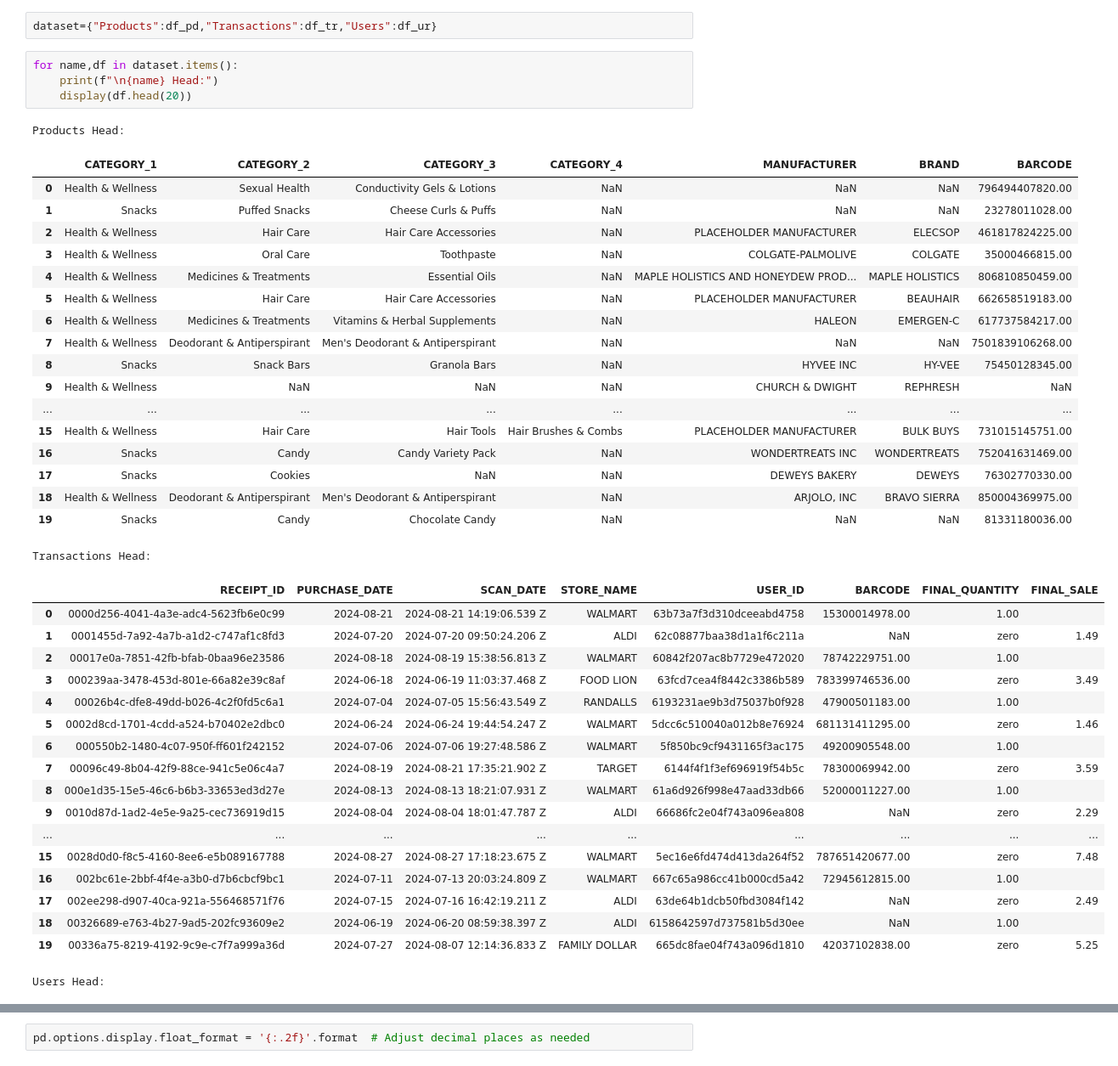
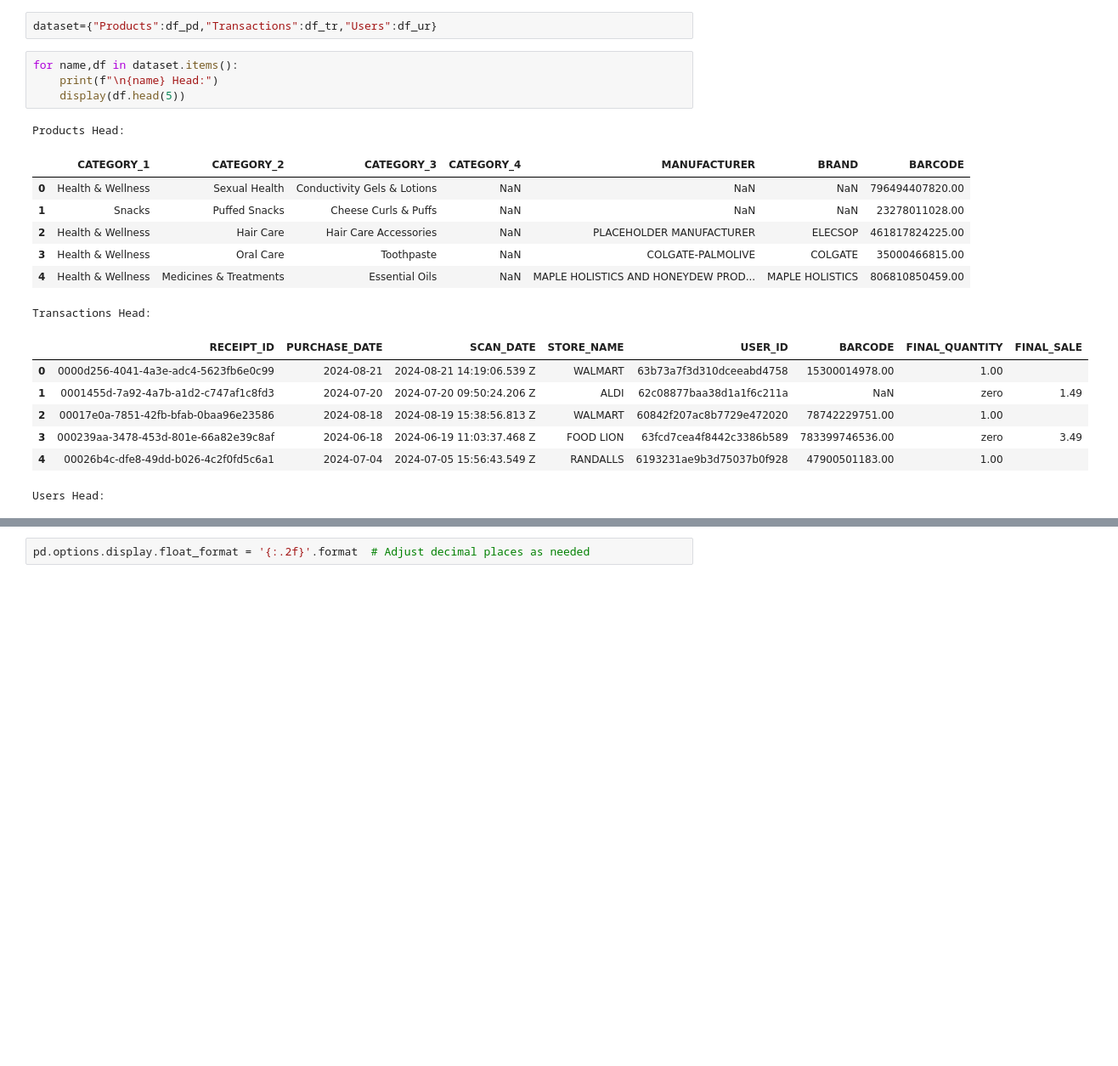
Before and after one commit to zeafang/Fetch, a Jupyter notebook: Ziyi's Fetch analysis final.ipynb, the cells around one changed output, grey strips where cells are left out. Shown: that part at 85% size. Drawn from its saved outputs; the diff is of its cells as text; blank space fills up the shorter version.

```diff
--- a/Ziyi's Fetch analysis final.ipynb
+++ b/Ziyi's Fetch analysis final.ipynb
@@ -31,44 +31,22 @@ dataset={"Products":df_pd,"Transactions":df_tr,"Users":df_ur}
 # %%
 for name,df in dataset.items():
     print(f"\n{name} Head:")
-    display(df.head(20))
+    display(df.head(5))
 # %% [output]
 Products Head:
 |  | CATEGORY_1 | CATEGORY_2 | CATEGORY_3 | CATEGORY_4 | MANUFACTURER | BRAND | BARCODE |
 | 0 | Health & Wellness | Sexual Health | Conductivity Gels & Lotions | NaN | NaN | NaN | 796494407820.00 |
 | 1 | Snacks | Puffed Snacks | Cheese Curls & Puffs | NaN | NaN | NaN | 23278011028.00 |
 | 2 | Health & Wellness | Hair Care | Hair Care Accessories | NaN | PLACEHOLDER MANUFACTURER | ELECSOP | 461817824225.00 |
 | 3 | Health & Wellness | Oral Care | Toothpaste | NaN | COLGATE-PALMOLIVE | COLGATE | 35000466815.00 |
 | 4 | Health & Wellness | Medicines & Treatments | Essential Oils | NaN | MAPLE HOLISTICS AND HONEYDEW PROD... | MAPLE HOLISTICS | 806810850459.00 |
-| 5 | Health & Wellness | Hair Care | Hair Care Accessories | NaN | PLACEHOLDER MANUFACTURER | BEAUHAIR | 662658519183.00 |
-| 6 | Health & Wellness | Medicines & Treatments | Vitamins & Herbal Supplements | NaN | HALEON | EMERGEN-C | 617737584217.00 |
-| 7 | Health & Wellness | Deodorant & Antiperspirant | Men's Deodorant & Antiperspirant | NaN | NaN | NaN | 7501839106268.00 |
-| 8 | Snacks | Snack Bars | Granola Bars | NaN | HYVEE INC | HY-VEE | 75450128345.00 |
-| 9 | Health & Wellness | NaN | NaN | NaN | CHURCH & DWIGHT | REPHRESH | NaN |
-| ... | ... | ... | ... | ... | ... | ... | ... |
-| 15 | Health & Wellness | Hair Care | Hair Tools | Hair Brushes & Combs | PLACEHOLDER MANUFACTURER | BULK BUYS | 731015145751.00 |
-| 16 | Snacks | Candy | Candy Variety Pack | NaN | WONDERTREATS INC | WONDERTREATS | 752041631469.00 |
-| 17 | Snacks | Cookies | NaN | NaN | DEWEYS BAKERY | DEWEYS | 76302770330.00 |
-| 18 | Health & Wellness | Deodorant & Antiperspirant | Men's Deodorant & Antiperspirant | NaN | ARJOLO, INC | BRAVO SIERRA | 850004369975.00 |
-| 19 | Snacks | Candy | Chocolate Candy | NaN | NaN | NaN | 81331180036.00 |
 Transactions Head:
 |  | RECEIPT_ID | PURCHASE_DATE | SCAN_DATE | STORE_NAME | USER_ID | BARCODE | FINAL_QUANTITY | FINAL_SALE |
 | 0 | 0000d256-4041-4a3e-adc4-5623fb6e0c99 | 2024-08-21 | 2024-08-21 14:19:06.539 Z | WALMART | 63b73a7f3d310dceeabd4758 | 15300014978.00 | 1.00 |  |
 | 1 | 0001455d-7a92-4a7b-a1d2-c747af1c8fd3 | 2024-07-20 | 2024-07-20 09:50:24.206 Z | ALDI | 62c08877baa38d1a1f6c211a | NaN | zero | 1.49 |
 | 2 | 00017e0a-7851-42fb-bfab-0baa96e23586 | 2024-08-18 | 2024-08-19 15:38:56.813 Z | WALMART | 60842f207ac8b7729e472020 | 78742229751.00 | 1.00 |  |
 | 3 | 000239aa-3478-453d-801e-66a82e39c8af | 2024-06-18 | 2024-06-19 11:03:37.468 Z | FOOD LION | 63fcd7cea4f8442c3386b589 | 783399746536.00 | zero | 3.49 |
 | 4 | 00026b4c-dfe8-49dd-b026-4c2f0fd5c6a1 | 2024-07-04 | 2024-07-05 15:56:43.549 Z | RANDALLS | 6193231ae9b3d75037b0f928 | 47900501183.00 | 1.00 |  |
-| 5 | 0002d8cd-1701-4cdd-a524-b70402e2dbc0 | 2024-06-24 | 2024-06-24 19:44:54.247 Z | WALMART | 5dcc6c510040a012b8e76924 | 681131411295.00 | zero | 1.46 |
-| 6 | 000550b2-1480-4c07-950f-ff601f242152 | 2024-07-06 | 2024-07-06 19:27:48.586 Z | WALMART | 5f850bc9cf9431165f3ac175 | 49200905548.00 | 1.00 |  |
-| 7 | 00096c49-8b04-42f9-88ce-941c5e06c4a7 | 2024-08-19 | 2024-08-21 17:35:21.902 Z | TARGET | 6144f4f1f3ef696919f54b5c | 78300069942.00 | zero | 3.59 |
-| 8 | 000e1d35-15e5-46c6-b6b3-33653ed3d27e | 2024-08-13 | 2024-08-13 18:21:07.931 Z | WALMART | 61a6d926f998e47aad33db66 | 52000011227.00 | 1.00 |  |
-| 9 | 0010d87d-1ad2-4e5e-9a25-cec736919d15 | 2024-08-04 | 2024-08-04 18:01:47.787 Z | ALDI | 66686fc2e04f743a096ea808 | NaN | zero | 2.29 |
-| ... | ... | ... | ... | ... | ... | ... | ... | ... |
-| 15 | 0028d0d0-f8c5-4160-8ee6-e5b089167788 | 2024-08-27 | 2024-08-27 17:18:23.675 Z | WALMART | 5ec16e6fd474d413da264f52 | 787651420677.00 | zero | 7.48 |
-| 16 | 002bc61e-2bbf-4f4e-a3b0-d7b6cbcf9bc1 | 2024-07-11 | 2024-07-13 20:03:24.809 Z | WALMART | 667c65a986cc41b000cd5a42 | 72945612815.00 | 1.00 |  |
-| 17 | 002ee298-d907-40ca-921a-556468571f76 | 2024-07-15 | 2024-07-16 16:42:19.211 Z | ALDI | 63de64b1dcb50fbd3084f142 | NaN | zero | 2.49 |
-| 18 | 00326689-e763-4b27-9ad5-202fc93609e2 | 2024-06-19 | 2024-06-20 08:59:38.397 Z | ALDI | 6158642597d737581b5d30ee | NaN | 1.00 |  |
-| 19 | 00336a75-8219-4192-9c9e-c7f7a999a36d | 2024-07-27 | 2024-08-07 12:14:36.833 Z | FAMILY DOLLAR | 665dc8fae04f743a096d1810 | 42037102838.00 | zero | 5.25 |
 Users Head:
 |  | ID | CREATED_DATE | BIRTH_DATE | STATE | LANGUAGE | GENDER |
 | 0 | 5ef3b4f17053ab141787697d | 2020-06-24 20:17:54.000 Z | 2000-08-11 00:00:00.000 Z | CA | es-419 | female |
```
Also changed, not shown: parts of 15 cells of this notebook.
